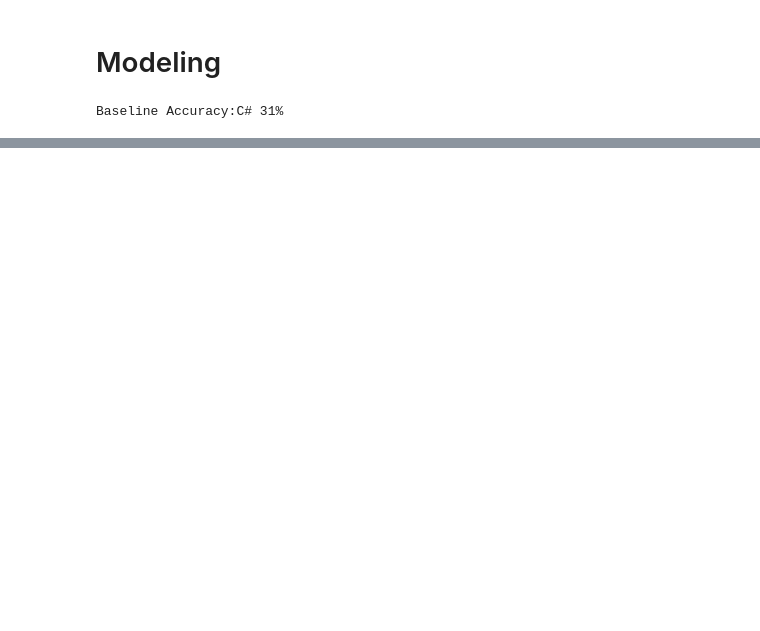
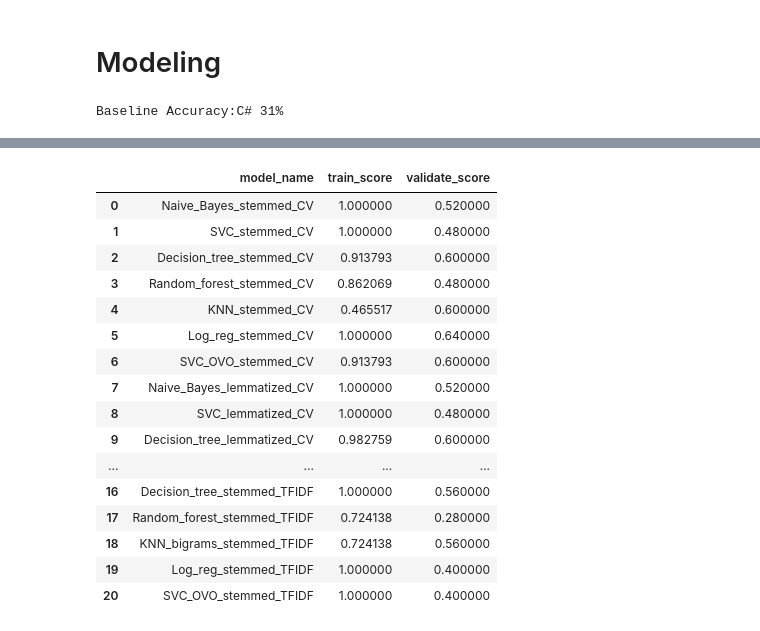
Before and after one commit to codeup-germain/github-code-composition, a Jupyter notebook: Model_Brandon_Draft.ipynb, the cells around one changed output, grey strips where cells are left out. Saved outputs shown, nothing was run; the diff lists cells and outputs as text; code cells hidden in the pictures; blank space fills up the shorter version.

```diff
--- a/Model_Brandon_Draft.ipynb
+++ b/Model_Brandon_Draft.ipynb
@@ -313,3 +355,23 @@ for model, name in zip(model_list, model_names):
+# %%
+score_df.style.highlight_max('validate_score')
+# %% [output]
+|  | model_name | train_score | validate_score |
+| 0 | Naive_Bayes_stemmed_CV | 1.000000 | 0.520000 |
+| 1 | SVC_stemmed_CV | 1.000000 | 0.480000 |
+| 2 | Decision_tree_stemmed_CV | 0.913793 | 0.600000 |
+| 3 | Random_forest_stemmed_CV | 0.862069 | 0.480000 |
+| 4 | KNN_stemmed_CV | 0.465517 | 0.600000 |
+| 5 | Log_reg_stemmed_CV | 1.000000 | 0.640000 |
+| 6 | SVC_OVO_stemmed_CV | 0.913793 | 0.600000 |
+| 7 | Naive_Bayes_lemmatized_CV | 1.000000 | 0.520000 |
+| 8 | SVC_lemmatized_CV | 1.000000 | 0.480000 |
+| 9 | Decision_tree_lemmatized_CV | 0.982759 | 0.600000 |
+| ... | ... | ... | ... |
+| 16 | Decision_tree_stemmed_TFIDF | 1.000000 | 0.560000 |
+| 17 | Random_forest_stemmed_TFIDF | 0.724138 | 0.280000 |
+| 18 | KNN_bigrams_stemmed_TFIDF | 0.724138 | 0.560000 |
+| 19 | Log_reg_stemmed_TFIDF | 1.000000 | 0.400000 |
+| 20 | SVC_OVO_stemmed_TFIDF | 1.000000 | 0.400000 |
 # %%
 X_train,X_validate,X_test = tfidf_split('lemmatized')
 # %%
```
Also changed, not shown: parts of 15 cells of this notebook.
